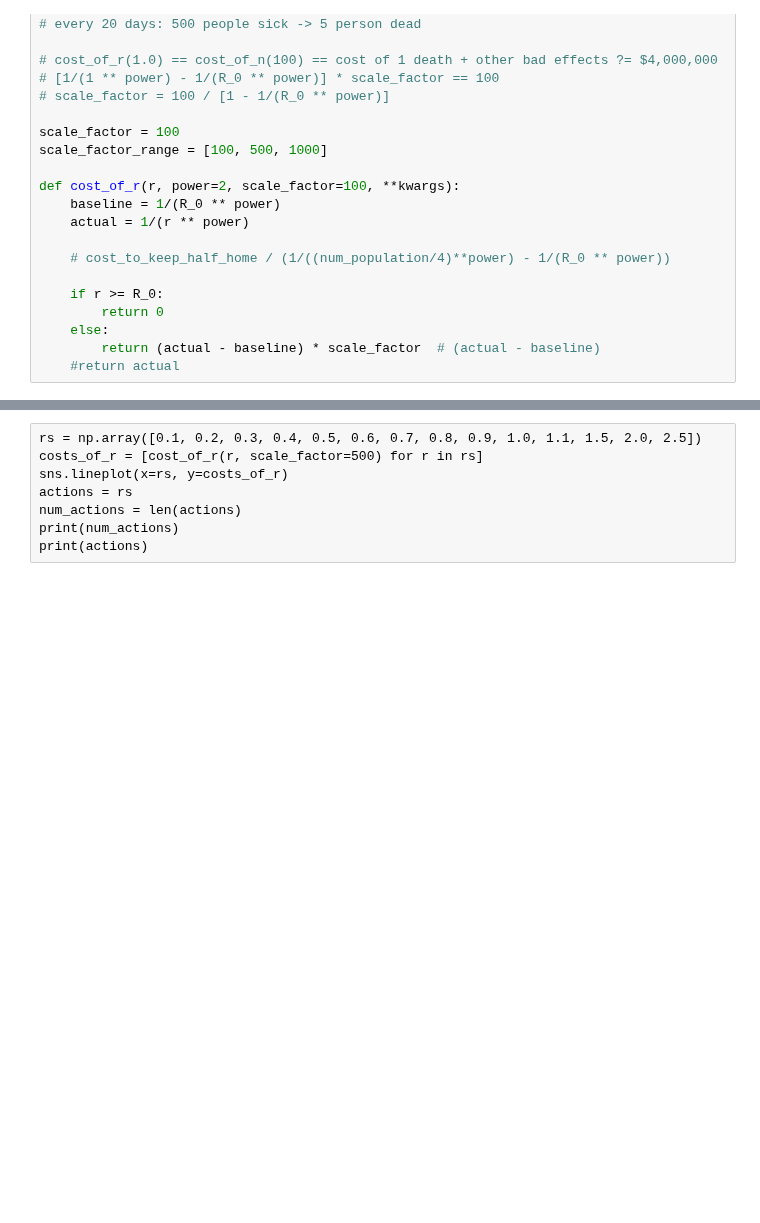
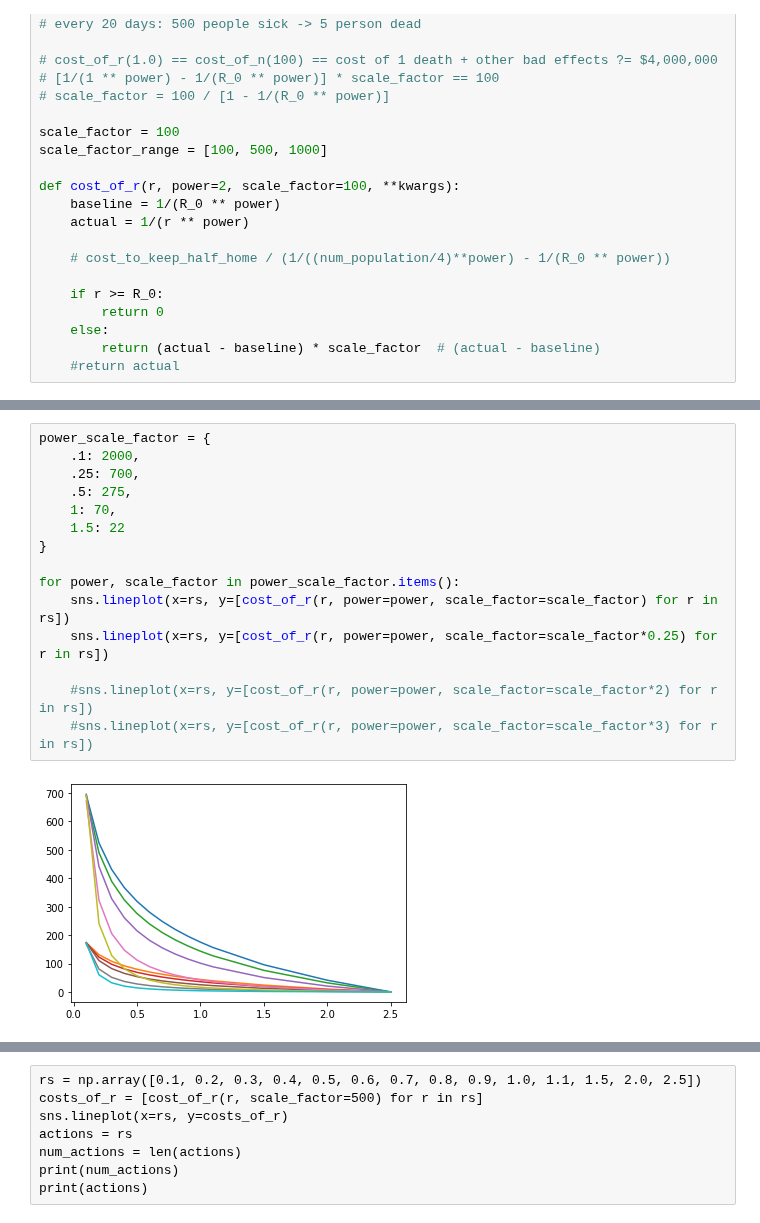
Before and after one commit to blakeelias/pandemic_RL, a Jupyter notebook: code/Cost_Functions.ipynb, the cells around one changed output, grey strips where cells are left out. Saved outputs shown, nothing was run; the diff lists cells and outputs as text; blank space fills up the shorter version.

```diff
--- a/code/Cost_Functions.ipynb
+++ b/code/Cost_Functions.ipynb
@@ -105,3 +105,20 @@ sns.lineplot(x=rs, y=costs_of_r_power_3)
+# %%
+power_scale_factor = {
+    .1: 2000,
+    .25: 700,
+    .5: 275,
+    1: 70,
+    1.5: 22
+}
+
+for power, scale_factor in power_scale_factor.items():
+    sns.lineplot(x=rs, y=[cost_of_r(r, power=power, scale_factor=scale_factor) for r in rs])
+    sns.lineplot(x=rs, y=[cost_of_r(r, power=power, scale_factor=scale_factor*0.25) for r in rs])
+
+    #sns.lineplot(x=rs, y=[cost_of_r(r, power=power, scale_factor=scale_factor*2) for r in rs])
+    #sns.lineplot(x=rs, y=[cost_of_r(r, power=power, scale_factor=scale_factor*3) for r in rs])
+# %% [output]
+[figure, added]
 # %%
 for power in power_range:
     for scale_factor in scale_factor_range:
```
Also changed, not shown: parts of 5 cells of this notebook, 4 other files.
